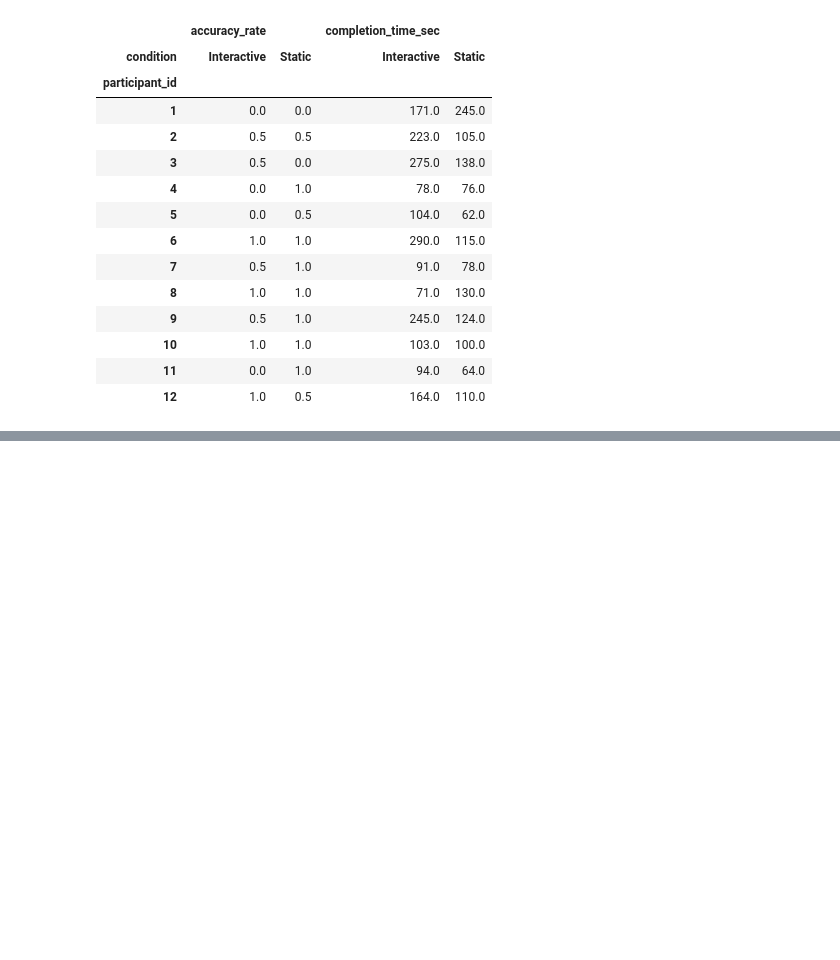
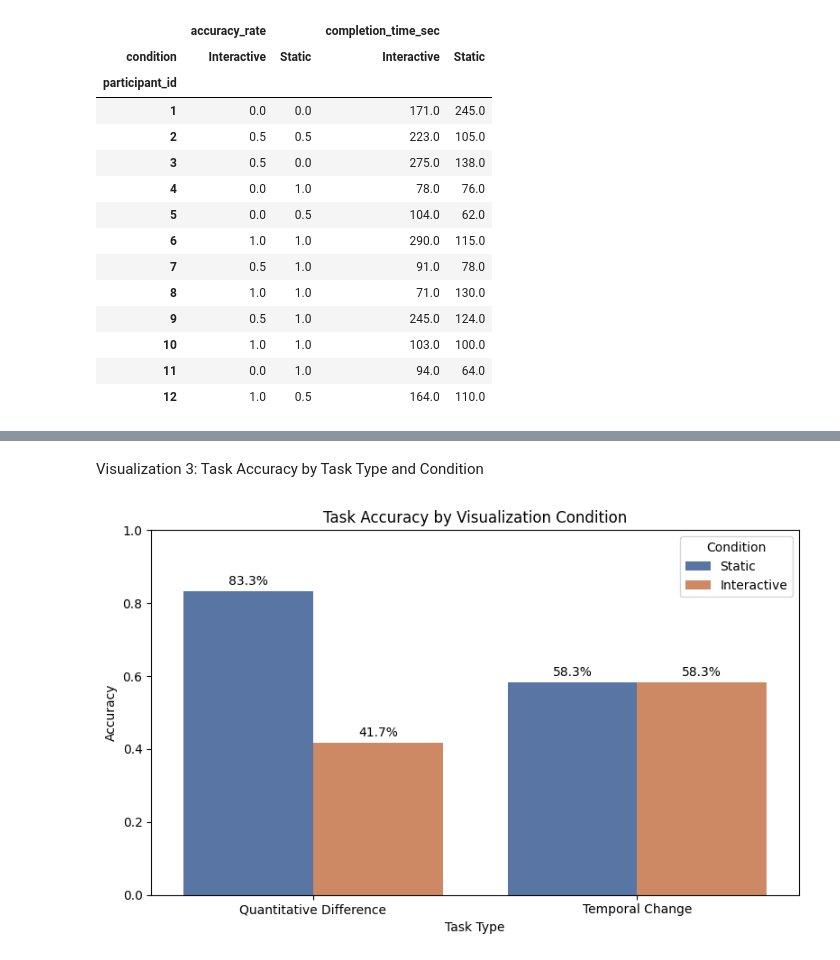
Before and after one commit to microwaves22/Ye-Ng-CS424, a Jupyter notebook: Notebooks/Quantitative_Vis_Analysis.ipynb, the cells around one changed output, grey strips where cells are left out. Cells and saved outputs as stored; diff of their text form; code cells hidden in the pictures; blank space fills up the shorter version.

```diff
--- a/Notebooks/Quantitative_Vis_Analysis.ipynb
+++ b/Notebooks/Quantitative_Vis_Analysis.ipynb
@@ -88,0 +213,52 @@ participant_compare
+# %% [markdown]
+Visualization 3: Task Accuracy by Task Type and Condition
+# %%
+task_accuracy = pd.DataFrame({
+    "task": [
+        "Quantitative Difference",
+        "Quantitative Difference",
+        "Temporal Change",
+        "Temporal Change"
+    ],
+    "condition": [
+        "Static",
+        "Interactive",
+        "Static",
+        "Interactive"
+    ],
+    "accuracy": [
+        df[df["condition"] == "Static"]["quantitative_difference_correct"].mean(),
+        df[df["condition"] == "Interactive"]["quantitative_difference_correct"].mean(),
+        df[df["condition"] == "Static"]["temporal_change_correct"].mean(),
+        df[df["condition"] == "Interactive"]["temporal_change_correct"].mean()
+    ]
+})
+
+task_accuracy
+
+plt.figure(figsize=(8, 5))
+
+ax = sns.barplot(
+    data=task_accuracy,
+    x="task",
+    y="accuracy",
+    hue="condition",
+    palette=["#4C72B0", "#DD8452"]
+)
+
+for container in ax.containers:
+    labels = [f"{v * 100:.1f}%" for v in container.datavalues]
+    ax.bar_label(container, labels=labels, padding=3)
+
+plt.ylim(0, 1)
+
+plt.ylabel("Accuracy")
+plt.xlabel("Task Type")
+plt.title("Task Accuracy by Visualization Condition")
+
+plt.legend(title="Condition")
+
+plt.tight_layout()
+plt.show()
+# %% [output]
+[figure, added]
```
Also changed, not shown: parts of 14 cells of this notebook.
